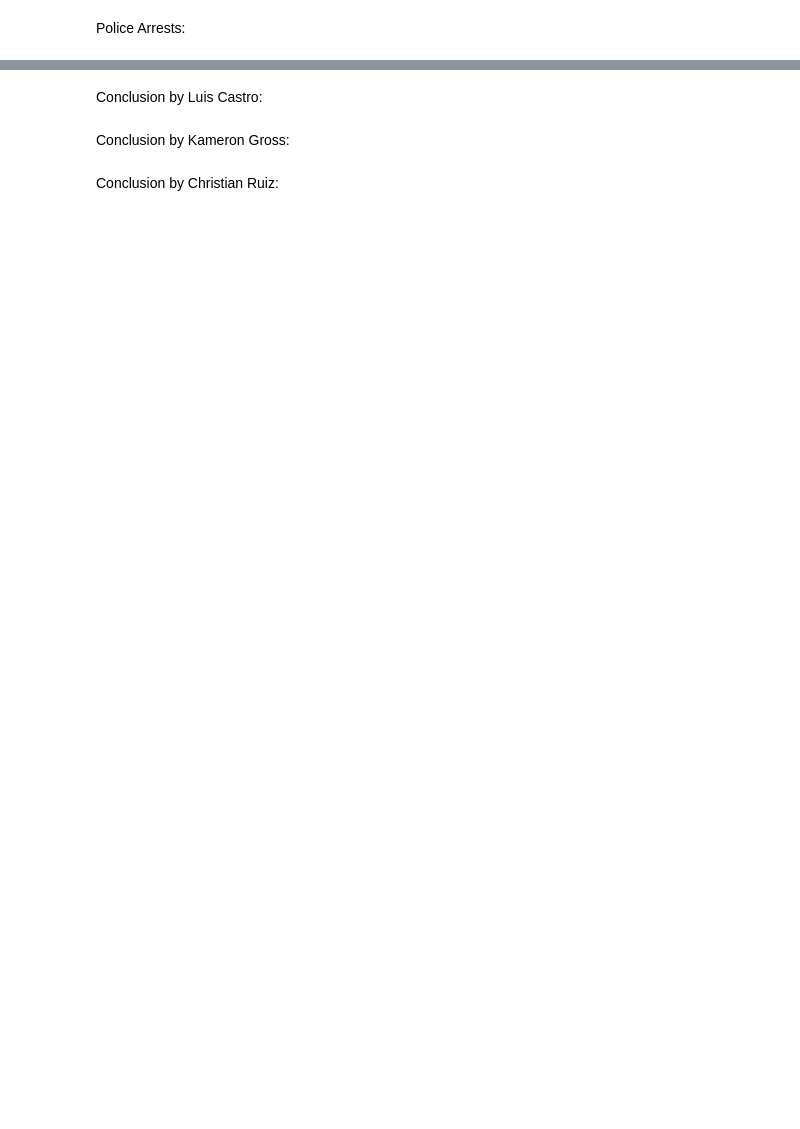
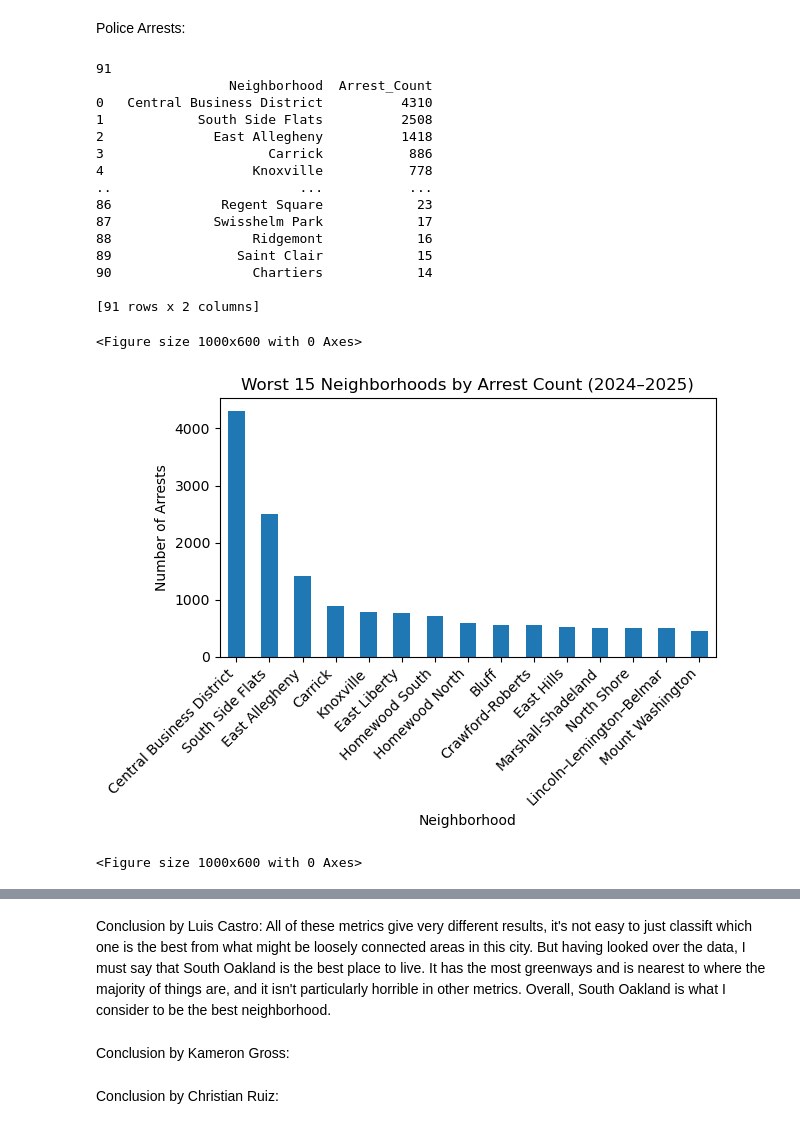
Before and after one commit to kamronwithaK/bigIdeasFinalProject, a Jupyter notebook: finalProject.ipynb, the cells around one changed output, grey strips where cells are left out. Drawn from its saved outputs; the diff is of its cells as text; code cells hidden in the pictures; blank space fills up the shorter version.

```diff
--- a/finalProject.ipynb
+++ b/finalProject.ipynb
@@ -38,2 +48,70 @@ city.head()
 # %% [markdown]
 Police Arrests:
+# %%
+import pandas as pd
+
+# Load the CSV file
+df = pd.read_csv("pbp_arrest_data_2024_2025.csv")
+
+# Drop rows without neighborhood data
+df = df.dropna(subset=['Neighborhood'])
+
+# Optional: standardize neighborhood names (remove spaces, make consistent)
+df['Neighborhood'] = df['Neighborhood'].str.strip().str.title()
+
+# Check how many neighborhoods there are
+print(df['Neighborhood'].nunique())
+
+
+# Count number of arrests per neighborhood
+arrests_by_neighborhood = df['Neighborhood'].value_counts().reset_index()
+arrests_by_neighborhood.columns = ['Neighborhood', 'Arrest_Count']
+
+print(arrests_by_neighborhood)
+
+
+import matplotlib.pyplot as plt
+
+plt.figure(figsize=(10,6))
+arrests_by_neighborhood.sort_values('Arrest_Count', ascending=False).head(15).plot(
+    x='Neighborhood', y='Arrest_Count', kind='bar', legend=False
+)
+plt.title("Worst 15 Neighborhoods by Arrest Count (2024–2025)")
+plt.xlabel("Neighborhood")
+plt.ylabel("Number of Arrests")
+plt.xticks(rotation=45, ha='right')
+plt.tight_layout()
+plt.show()
+
+plt.figure(figsize=(10,6))
+(
+    arrests_by_neighborhood
+    .sort_values('Arrest_Count', ascending=True)
+    .head(15)
+    .plot(x='Neighborhood', y='Arrest_Count', kind='bar', legend=False, color='orange')
+)
+plt.title("Top 15 Neighborhoods by Arrest Count (2024–2025)")
+plt.xlabel("Neighborhood")
+plt.ylabel("Number of Arrests")
+plt.xticks(rotation=45, ha='right')
+plt.tight_layout()
+plt.show()
+# %% [output]
+91
+                 Neighborhood  Arrest_Count
+0   Central Business District          4310
+1            South Side Flats          2508
+2              East Allegheny          1418
+3                     Carrick           886
+4                   Knoxville           778
+..                        ...           ...
+86              Regent Square            23
+87             Swisshelm Park            17
+88                  Ridgemont            16
+89                Saint Clair            15
+90                  Chartiers            14
+
+[91 rows x 2 columns]
+<Figure size 1000x600 with 0 Axes>
+[figure, added]
+<Figure size 1000x600 with 0 Axes>
@@ -40,5 +119,6 @@ Police Arrests:
 # %% [markdown]
 Conclusion by Luis Castro:
+All of these metrics give very different results, it's not easy to just classift which one is the best from what might be loosely connected areas in this city. But having looked over the data, I must say that South Oakland is the best place to live. It has the most greenways and is nearest to where the majority of things are, and it isn't particularly horrible in other metrics. Overall, South Oakland is what I consider to be the best neighborhood.
 # %% [markdown]
 Conclusion by Kameron Gross:
 # %% [markdown]
```
Also changed, not shown: parts of 3 cells of this notebook, 2 other files.
